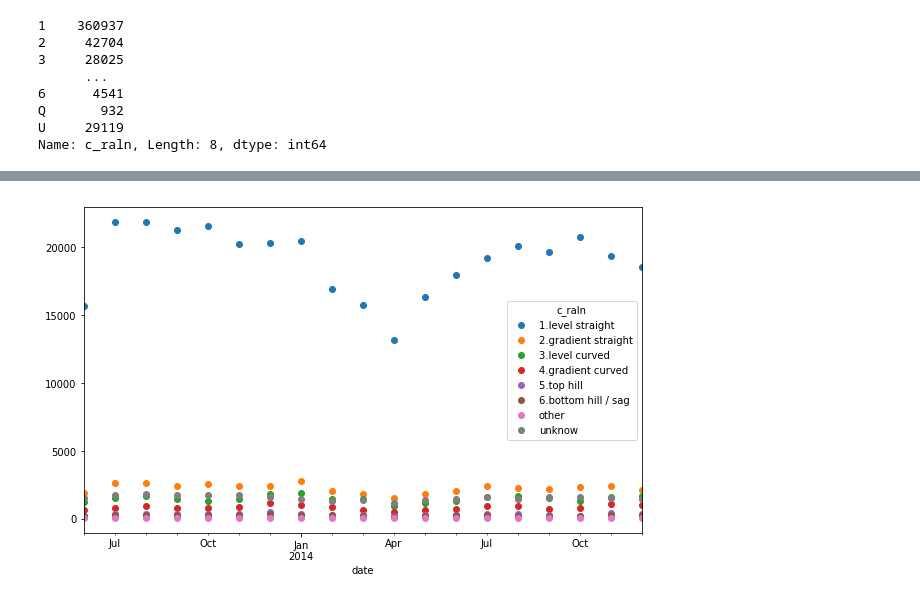
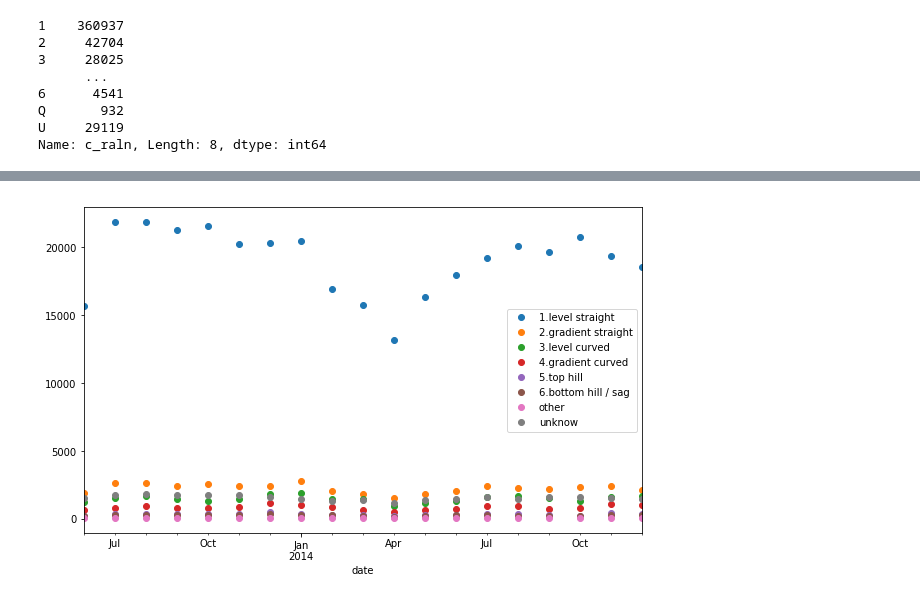
Before and after one commit to rynho/3250-G3, a Jupyter notebook: jupyterNB/G3_Project.ipynb, the cells around one changed output, grey strips where cells are left out. Cells and saved outputs as stored; diff of their text form; code cells hidden in the pictures.

Commit message:
some clean up.
put some check code into comments.
changed the way to handle legend.

```diff
--- a/jupyterNB/G3_Project.ipynb
+++ b/jupyterNB/G3_Project.ipynb
@@ -209,10 +211,3 @@ dfa['c_raln'].value_counts().sort_index()
 Q       932
 U     29119
 Name: c_raln, Length: 8, dtype: int64
-# %%
-dfa['c_raln']=dfa['c_raln'].replace({'1':'1.level straight','2':'2.gradient straight',
-                                     '3':'3.level curved','4':'4.gradient curved',
-                                     '5':'5.top hill','6':'6.bottom hill / sag',
-                                     'Q':'other','U':'unknow'})
-
-dfa[dfa['c_raln'].isnull()]
@@ -247,9 +249,12 @@ df2
 # %%
 #df2.resample('M').sum().iloc[:,0].sum()
 
 df2 = df2.resample('M').sum()
 
-#df2.plot(style = 'o', figsize = (10,6));
-df2.plot(style = 'o', figsize = (10,6));
+df2.plot(style = 'o', figsize = (10,6))
+plt.legend(['1.level straight','2.gradient straight',
+           '3.level curved','4.gradient curved',
+           '5.top hill','6.bottom hill / sag',
+           'other','unknow']);
 # %% [output]
-[figure, old version]
+[figure, new version]
```
Also changed, not shown: parts of 10 cells of this notebook.
